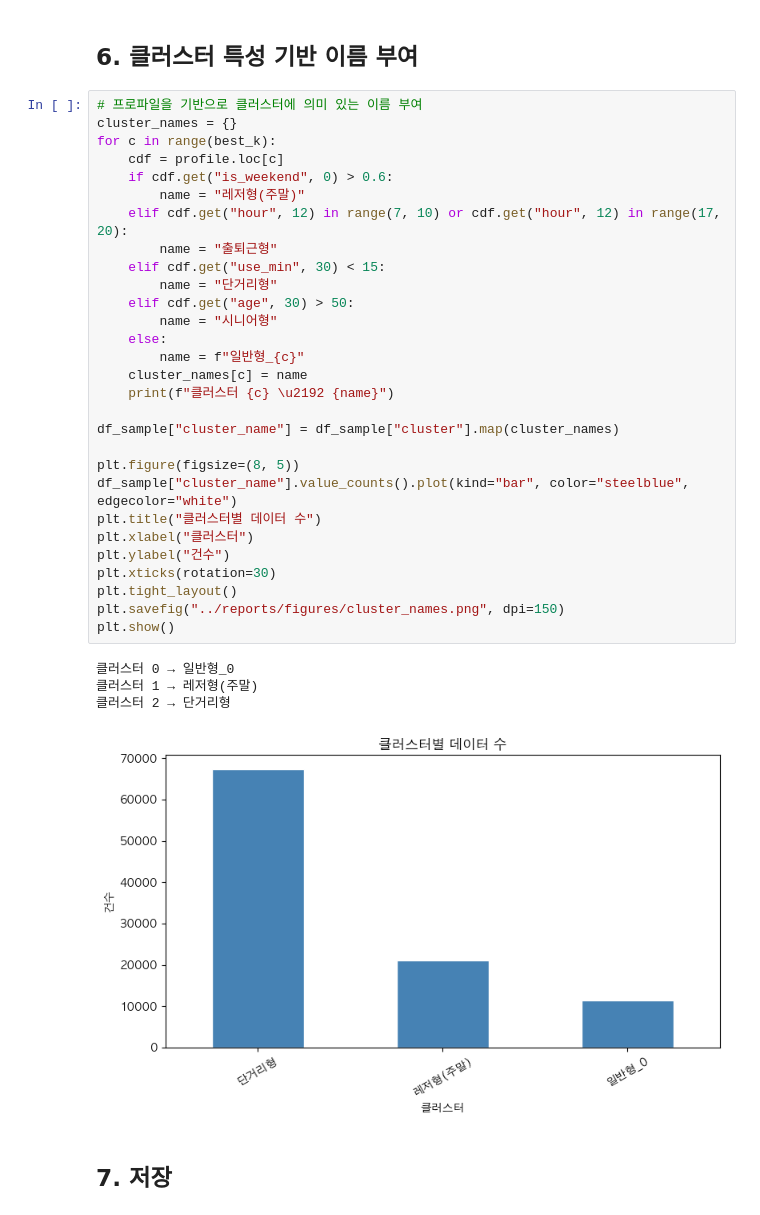
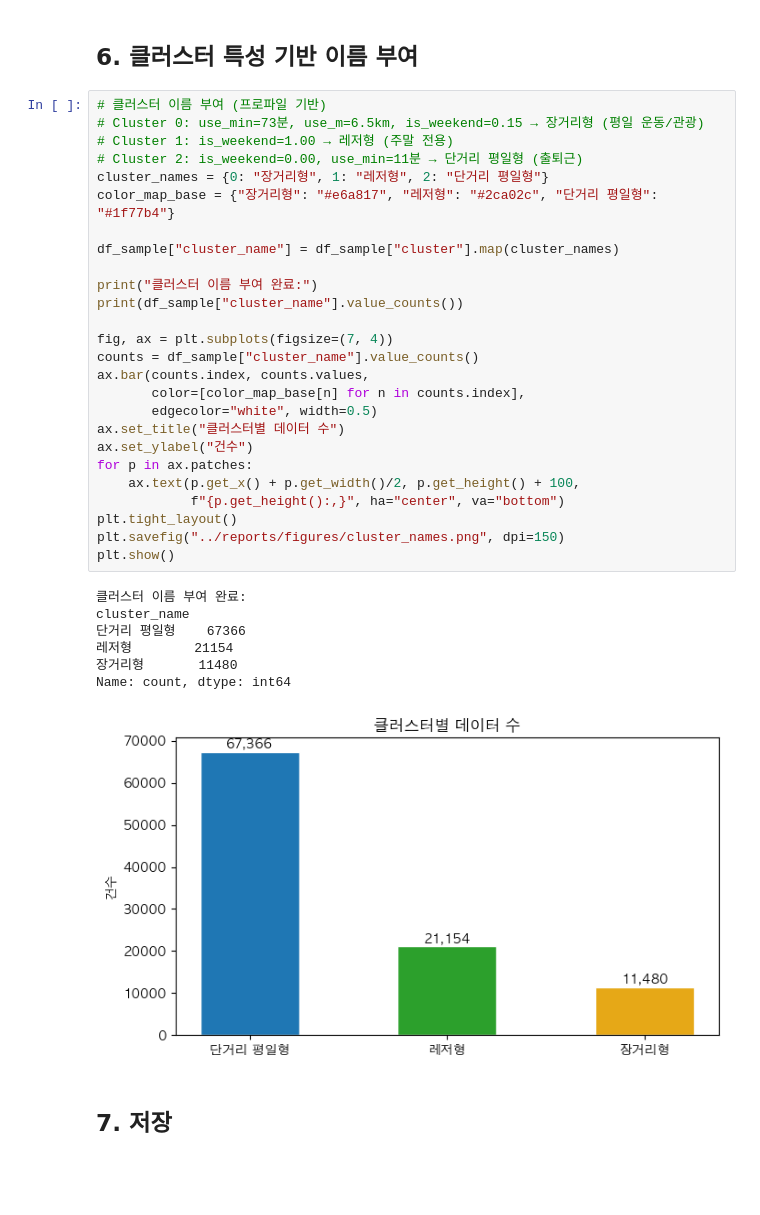
Before and after one commit to ClaraHayoungPark/seoul-bike-ml, a Jupyter notebook: notebooks/03_user_clustering.ipynb, the cells around one changed output. Drawn from its saved outputs; the diff is of its cells as text; blank space fills up the shorter version.

Commit message:
- 03: 클러스터 이름 '일반형_0' → '장거리형'으로 수정, 명명 근거 주석 추가

```diff
--- a/notebooks/03_user_clustering.ipynb
+++ b/notebooks/03_user_clustering.ipynb
@@ -176,38 +176,38 @@ plt.show()
 # %% [markdown]
 ## 6. 클러스터 특성 기반 이름 부여
 # %%
-# 프로파일을 기반으로 클러스터에 의미 있는 이름 부여
-cluster_names = {}
-for c in range(best_k):
-    cdf = profile.loc[c]
-    if cdf.get("is_weekend", 0) > 0.6:
-        name = "레저형(주말)"
-    elif cdf.get("hour", 12) in range(7, 10) or cdf.get("hour", 12) in range(17, 20):
-        name = "출퇴근형"
-    elif cdf.get("use_min", 30) < 15:
-        name = "단거리형"
-    elif cdf.get("age", 30) > 50:
-        name = "시니어형"
-    else:
-        name = f"일반형_{c}"
-    cluster_names[c] = name
-    print(f"클러스터 {c} \u2192 {name}")
+# 클러스터 이름 부여 (프로파일 기반)
+# Cluster 0: use_min=73분, use_m=6.5km, is_weekend=0.15 → 장거리형 (평일 운동/관광)
+# Cluster 1: is_weekend=1.00 → 레저형 (주말 전용)
+# Cluster 2: is_weekend=0.00, use_min=11분 → 단거리 평일형 (출퇴근)
+cluster_names = {0: "장거리형", 1: "레저형", 2: "단거리 평일형"}
+color_map_base = {"장거리형": "#e6a817", "레저형": "#2ca02c", "단거리 평일형": "#1f77b4"}
 
 df_sample["cluster_name"] = df_sample["cluster"].map(cluster_names)
 
-plt.figure(figsize=(8, 5))
-df_sample["cluster_name"].value_counts().plot(kind="bar", color="steelblue", edgecolor="white")
-plt.title("클러스터별 데이터 수")
-plt.xlabel("클러스터")
-plt.ylabel("건수")
-plt.xticks(rotation=30)
+print("클러스터 이름 부여 완료:")
+print(df_sample["cluster_name"].value_counts())
+
+fig, ax = plt.subplots(figsize=(7, 4))
+counts = df_sample["cluster_name"].value_counts()
+ax.bar(counts.index, counts.values,
+       color=[color_map_base[n] for n in counts.index],
+       edgecolor="white", width=0.5)
+ax.set_title("클러스터별 데이터 수")
+ax.set_ylabel("건수")
+for p in ax.patches:
+    ax.text(p.get_x() + p.get_width()/2, p.get_height() + 100,
+            f"{p.get_height():,}", ha="center", va="bottom")
 plt.tight_layout()
 plt.savefig("../reports/figures/cluster_names.png", dpi=150)
 plt.show()
 # %% [output]
-클러스터 0 → 일반형_0
-클러스터 1 → 레저형(주말)
-클러스터 2 → 단거리형
+클러스터 이름 부여 완료:
+cluster_name
+단거리 평일형    67366
+레저형        21154
+장거리형       11480
+Name: count, dtype: int64
-[figure, old version]
+[figure, new version]
 # %% [markdown]
 ## 7. 저장
```
Also changed, not shown: parts of 4 cells of this notebook.
